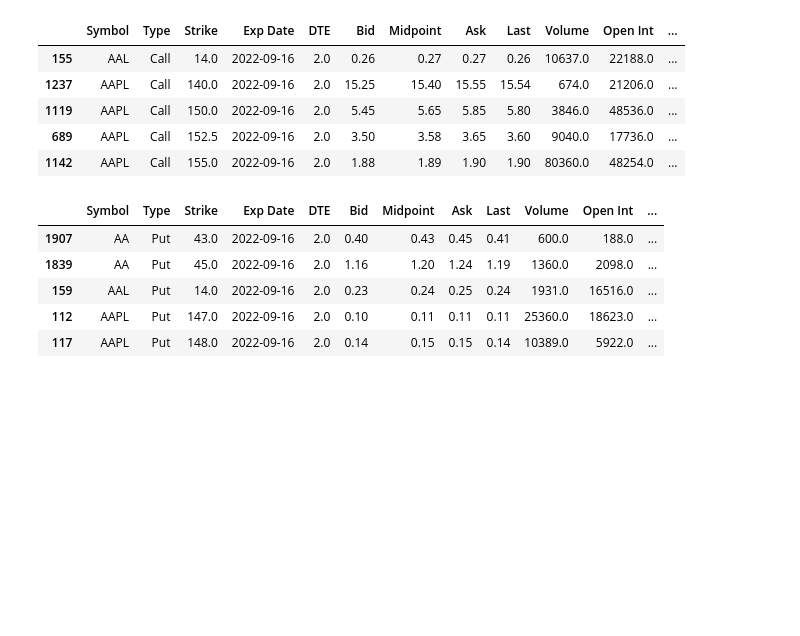
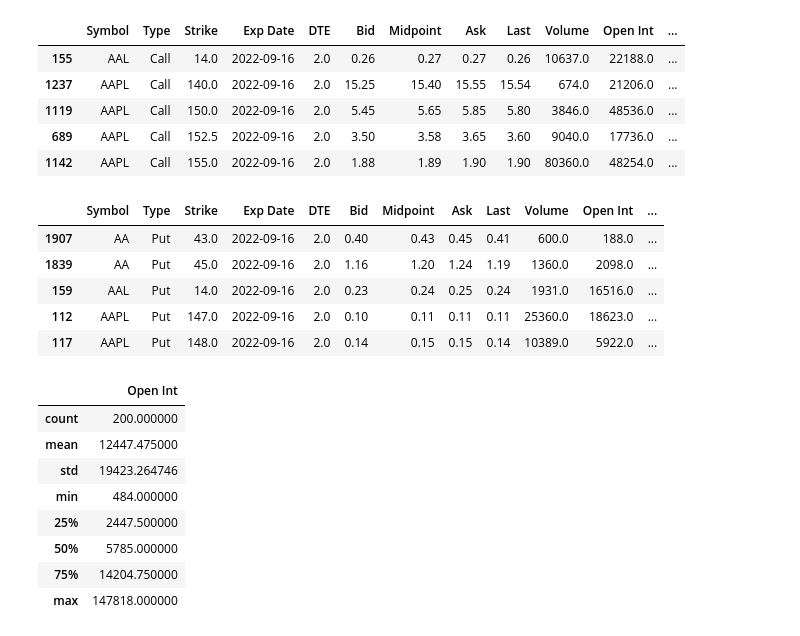
Before and after one commit to Latnid/FinTechProjects, a Jupyter notebook: One/app.ipynb, the cells around one changed output. Drawn from its saved outputs; the diff is of its cells as text; code cells hidden in the pictures; blank space fills up the shorter version.

```diff
--- a/One/app.ipynb
+++ b/One/app.ipynb
@@ -82,3 +115,35 @@ df = get_data(date)
 
 calls = df[df['Type'] == 'Call'].drop(columns='Price')
 puts = df[df['Type'] == 'Put'].drop(columns='Price')
+# %%
+# Gets data via DataFrame.
+df = df
+
+
+puts = df[df['Type'] == 'Put'].drop(columns='Price')
+
+
+puts['CnP'] = puts.groupby('Symbol')['Open Int'].transform('sum')
+
+
+tmp = puts.sort_values(by= 'CnP', ascending=False)
+
+
+tmp_top20 = tmp.groupby('Symbol').agg({'Open Int':'sum'}).sort_values(by= 'Open Int', ascending= False).iloc[:20]
+
+
+top20_puts = tmp[tmp.Symbol.isin(tmp_top20.index)]\
+.sort_values(['Symbol','Type','Strike','Open Int'])[['Symbol','Type','Strike','Open Int']]\
+.set_index(['Symbol','Type','Strike'])
+
+top20_puts.describe()
+# %% [output]
+|  | Open Int |
+| count | 200.000000 |
+| mean | 12447.475000 |
+| std | 19423.264746 |
+| min | 484.000000 |
+| 25% | 2447.500000 |
+| 50% | 5785.000000 |
+| 75% | 14204.750000 |
+| max | 147818.000000 |
```
Also changed, not shown: parts of 8 cells of this notebook, 1 other file.
